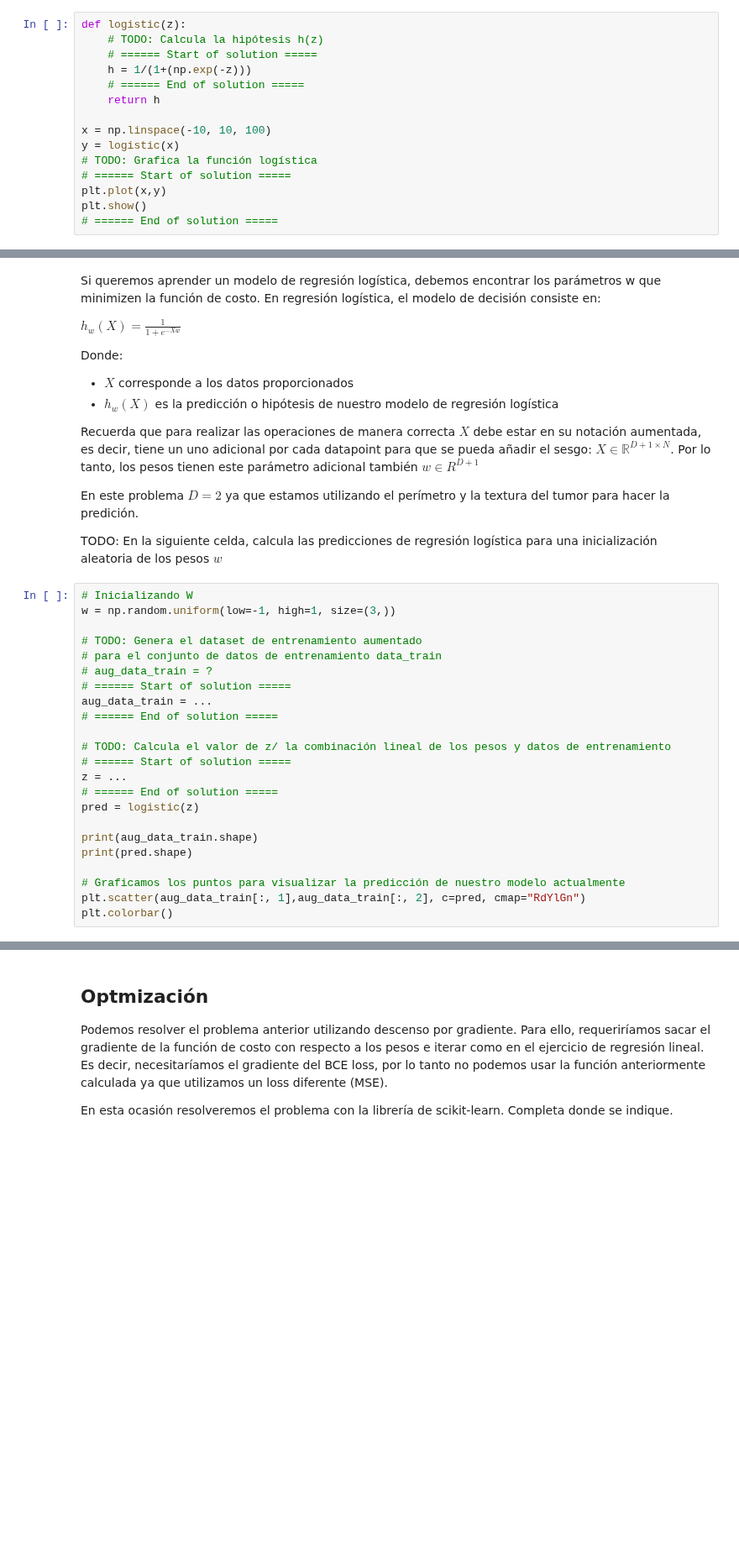
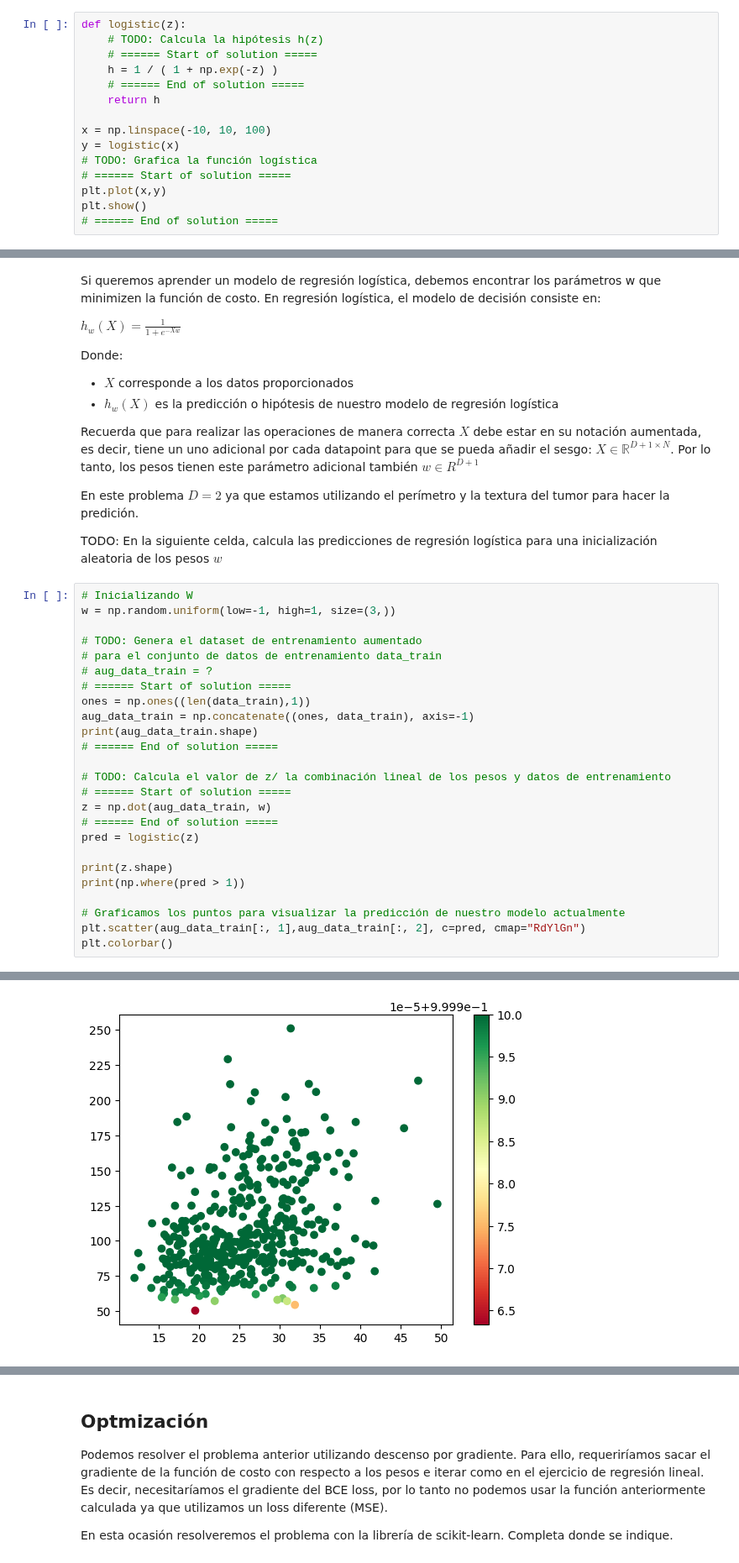
Before and after one commit to israelito123/SI24_LosCapybaros, a Jupyter notebook: src/si24/ejercicios/E04_logistic_reg/logistic_regression.ipynb, the cells around one changed output, grey strips where cells are left out. Shown at 84% size. Saved outputs shown, nothing was run; the diff lists cells and outputs as text; blank space fills up the shorter version.

```diff
--- a/src/si24/ejercicios/E04_logistic_reg/logistic_regression.ipynb
+++ b/src/si24/ejercicios/E04_logistic_reg/logistic_regression.ipynb
@@ -114,7 +117,7 @@ En la siguiente celda, visualiza la función logística.
 def logistic(z):
     # TODO: Calcula la hipótesis h(z)
     # ====== Start of solution =====
-    h = 1/(1+(np.exp(-z)))
+    h = 1 / ( 1 + np.exp(-z) )
     # ====== End of solution =====
     return h
 
@@ -149,18 +152,21 @@ w = np.random.uniform(low=-1, high=1, size=(3,))
 # para el conjunto de datos de entrenamiento data_train
 # aug_data_train = ?
 # ====== Start of solution =====
-aug_data_train = ...
+ones = np.ones((len(data_train),1))
+aug_data_train = np.concatenate((ones, data_train), axis=-1)
+print(aug_data_train.shape)
 # ====== End of solution =====
 
 # TODO: Calcula el valor de z/ la combinación lineal de los pesos y datos de entrenamiento
 # ====== Start of solution =====
-z = ...
+z = np.dot(aug_data_train, w)
 # ====== End of solution =====
 pred = logistic(z)
 
-print(aug_data_train.shape)
-print(pred.shape)
+print(z.shape)
+print(np.where(pred > 1))
 
 # Graficamos los puntos para visualizar la predicción de nuestro modelo actualmente
 plt.scatter(aug_data_train[:, 1],aug_data_train[:, 2], c=pred, cmap="RdYlGn")
 plt.colorbar()
+# %% [output]
@@ -167,3 +177,4 @@ plt.colorbar()
+[figure, added]
 # %% [markdown]
 ## Función de costo
 Como vemos, al inicializarse los pesos, el modelo clasifica la mayoría de los puntos como benignos(0), sin embargo una vez optimizada la función, el modelo aprende el valor de los pesos óptimos dados los datos de entrenamiento. Para optimizar los pesos necesitamos aplicar descenso de gradiente usando la función de costo.
```
Also changed, not shown: parts of 5 cells of this notebook.
